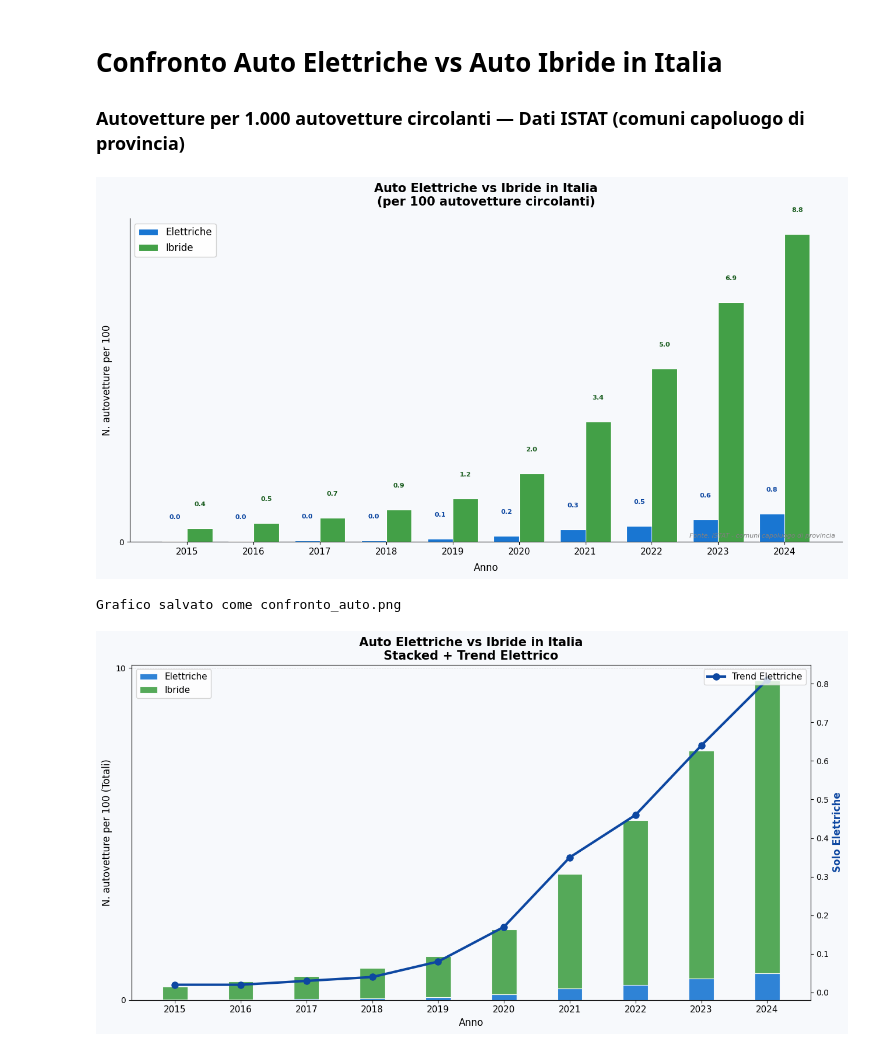
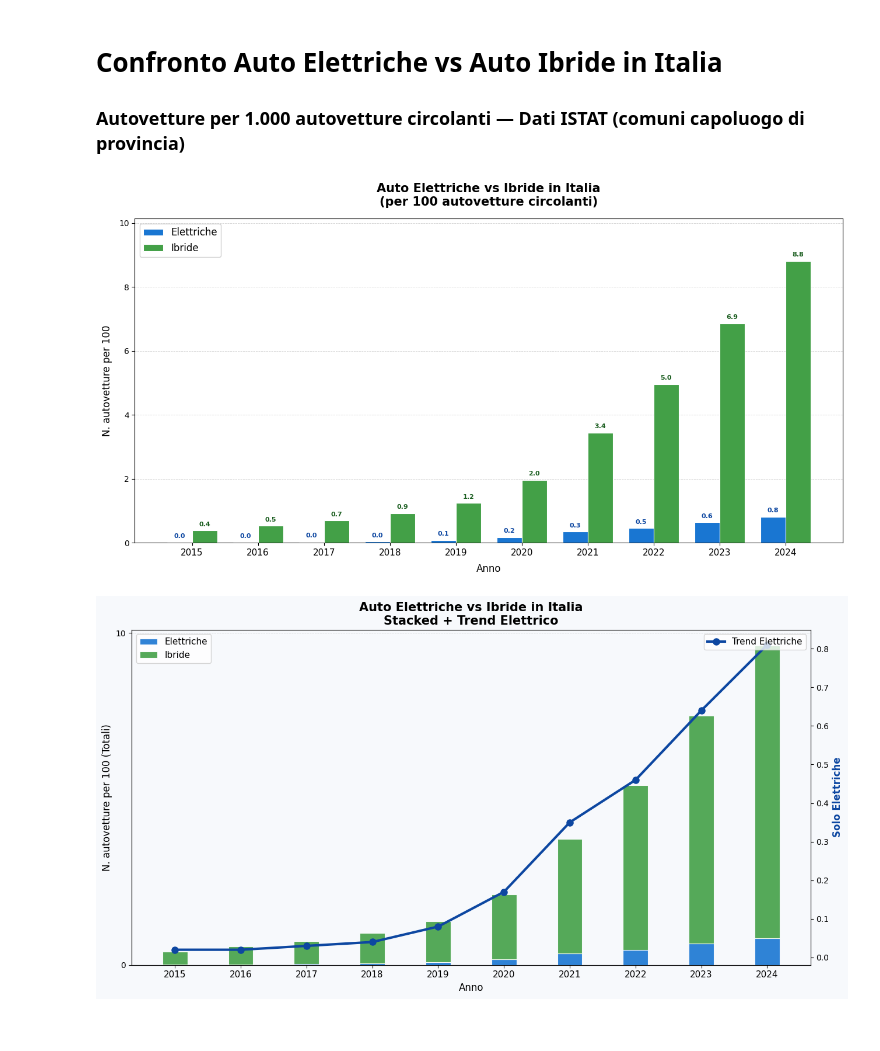
Before and after one commit to MarcoB27/data_visualization, a Jupyter notebook: script/confronto_elettriche_ibride.ipynb, the cells around one changed output. Cells and saved outputs as stored; diff of their text form; code cells hidden in the pictures.

```diff
--- a/script/confronto_elettriche_ibride.ipynb
+++ b/script/confronto_elettriche_ibride.ipynb
@@ -34,46 +34,41 @@ x     = np.arange(len(anni))
 width = 0.38
 
 fig, ax = plt.subplots(figsize=(13, 7))
-fig.patch.set_facecolor('#F7F9FC')
-ax.set_facecolor('#F7F9FC')
+fig.patch.set_facecolor("#FFFFFF")
+ax.set_facecolor("#FFFFFF")
 
 bars_e = ax.bar(x - width/2, val_e, width, label='Elettriche',
                 color='#1976D2', edgecolor='white', linewidth=0.8, zorder=3)
 bars_i = ax.bar(x + width/2, val_i, width, label='Ibride',
                 color='#43A047', edgecolor='white', linewidth=0.8, zorder=3)
 
 # Etichette valori
 for bar, v in zip(bars_e, val_e):
-    ax.text(bar.get_x() + bar.get_width()/2, v + 0.6, f'{v:.1f}',
+    ax.text(bar.get_x() + bar.get_width()/2, v + 0.1, f'{v:.1f}',
             ha='center', va='bottom', fontsize=8, color='#0D47A1', fontweight='bold')
 for bar, v in zip(bars_i, val_i):
-    ax.text(bar.get_x() + bar.get_width()/2, v + 0.6, f'{v:.1f}',
+    ax.text(bar.get_x() + bar.get_width()/2, v + 0.1, f'{v:.1f}',
             ha='center', va='bottom', fontsize=8, color='#1B5E20', fontweight='bold')
 
 # Assi e griglia
 ax.set_xticks(x)
 ax.set_xticklabels(anni, fontsize=11)
-ax.yaxis.set_major_locator(ticker.MultipleLocator(10))
+ax.set_ylim(0, max(max(val_e), max(val_i)) * 1.15)   # <-- aggiunto
+ax.yaxis.set_major_locator(ticker.MultipleLocator(2))  # <-- da 10 a 5 per più riferimenti
+ax.yaxis.set_major_formatter(ticker.FormatStrFormatter('%.0f'))  # <-- aggiunto: valori interi
 ax.grid(axis='y', linestyle='--', linewidth=0.6, alpha=0.6, zorder=0)
-ax.set_axisbelow(True)
-for spine in ['top', 'right']:
-    ax.spines[spine].set_visible(False)
 
 # Titoli
 ax.set_title('Auto Elettriche vs Ibride in Italia\n(per 100 autovetture circolanti)',
              fontsize=15, fontweight='bold', pad=16)
 ax.set_xlabel('Anno', fontsize=12, labelpad=8)
 ax.set_ylabel('N. autovetture per 100', fontsize=12, labelpad=8)
 ax.legend(fontsize=12, framealpha=0.9, loc='upper left')
-ax.annotate('Fonte: ISTAT - comuni capoluogo di provincia',
-            xy=(0.99, 0.01), xycoords='axes fraction',
-            ha='right', va='bottom', fontsize=8, color='gray', style='italic')
 
 plt.tight_layout()
 plt.show()
 # %% [output]
-[figure, old version]
+[figure, new version]
-Grafico salvato come confronto_auto.png
 # %%
 # VARIANTE 1A: BARRE STACKED + TREND ELETTRICO
 fig, ax = plt.subplots(figsize=(13, 7))
```
Also changed, not shown: 25 other files.
